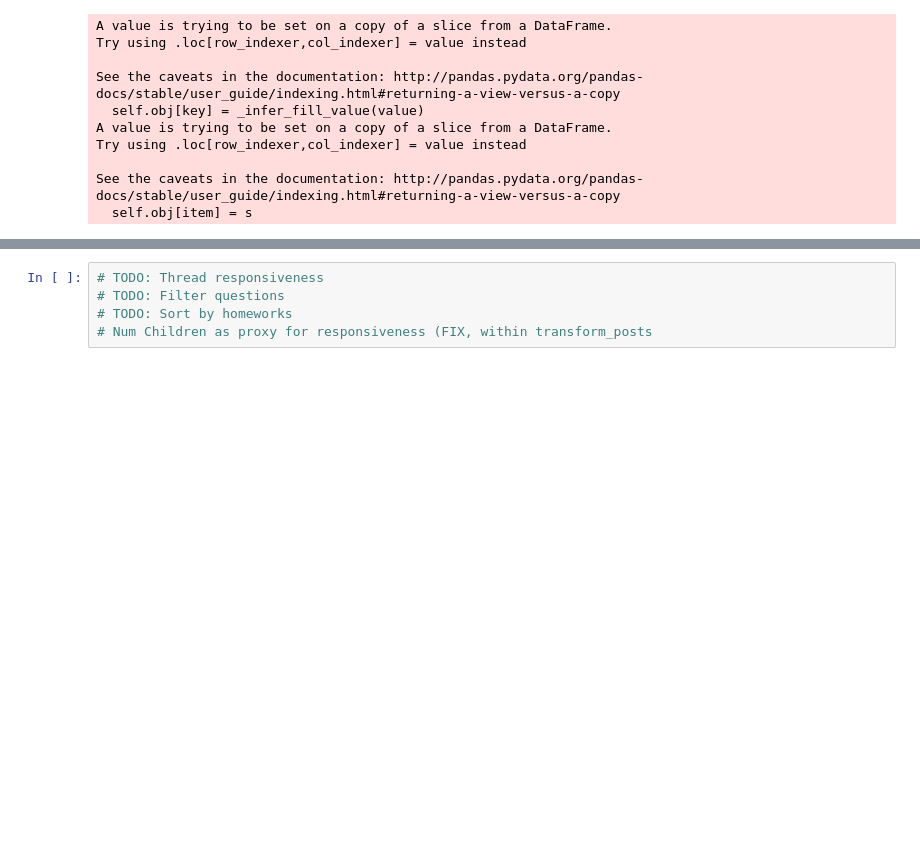
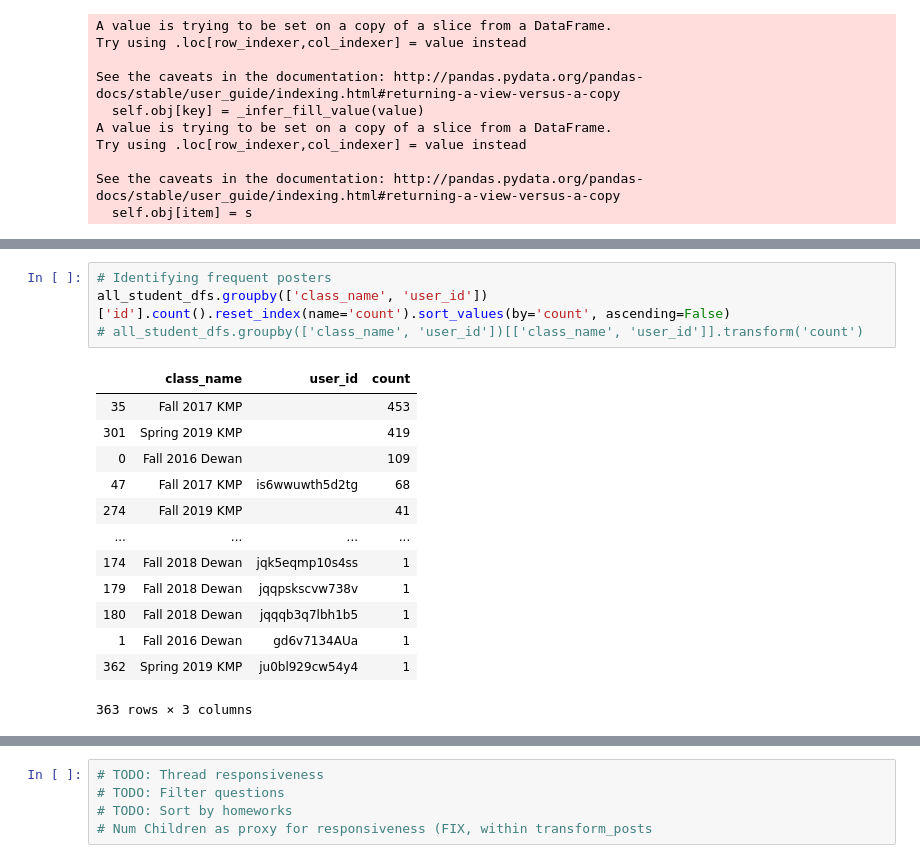
Before and after one commit to akan72/PiazzaTextualAnalysis, a Jupyter notebook: piazzatextualanalysis/data_analysis.ipynb, the cells around one changed output, grey strips where cells are left out. Cells and saved outputs as stored; diff of their text form; blank space fills up the shorter version.

```diff
--- a/piazzatextualanalysis/data_analysis.ipynb
+++ b/piazzatextualanalysis/data_analysis.ipynb
@@ -346,3 +326,21 @@ plt.show()
 # %% [output]
 [figure]
+# %%
+# Identifying frequent posters
+all_student_dfs.groupby(['class_name', 'user_id'])['id'].count().reset_index(name='count').sort_values(by='count', ascending=False)
+# all_student_dfs.groupby(['class_name', 'user_id'])[['class_name', 'user_id']].transform('count')
+# %% [output]
+|  | class_name | user_id | count |
+| 35 | Fall 2017 KMP |  | 453 |
+| 301 | Spring 2019 KMP |  | 419 |
+| 0 | Fall 2016 Dewan |  | 109 |
+| 47 | Fall 2017 KMP | is6wwuwth5d2tg | 68 |
+| 274 | Fall 2019 KMP |  | 41 |
+| ... | ... | ... | ... |
+| 174 | Fall 2018 Dewan | jqk5eqmp10s4ss | 1 |
+| 179 | Fall 2018 Dewan | jqqpskscvw738v | 1 |
+| 180 | Fall 2018 Dewan | jqqqb3q7lbh1b5 | 1 |
+| 1 | Fall 2016 Dewan | gd6v7134AUa | 1 |
+| 362 | Spring 2019 KMP | ju0bl929cw54y4 | 1 |
+363 rows × 3 columns
 # %%
```
Also changed, not shown: parts of 8 cells of this notebook, 5 other files.
